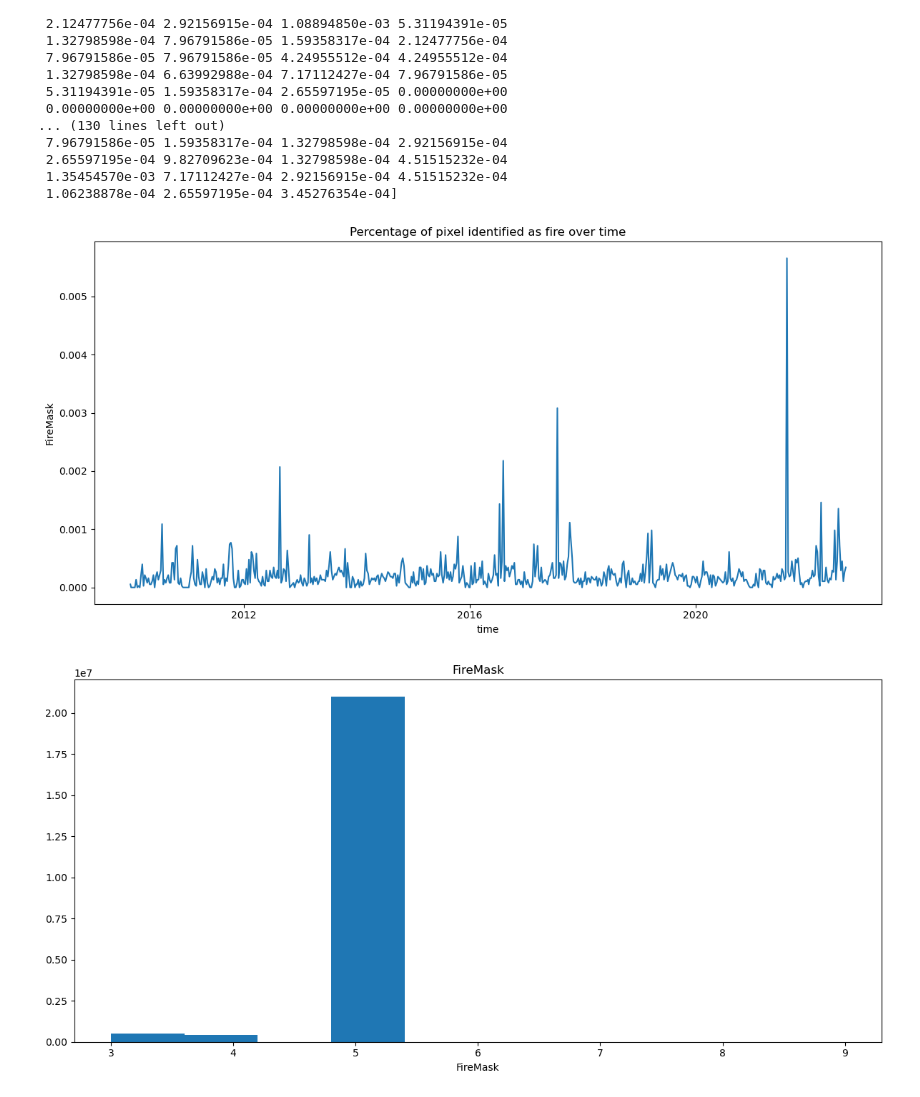
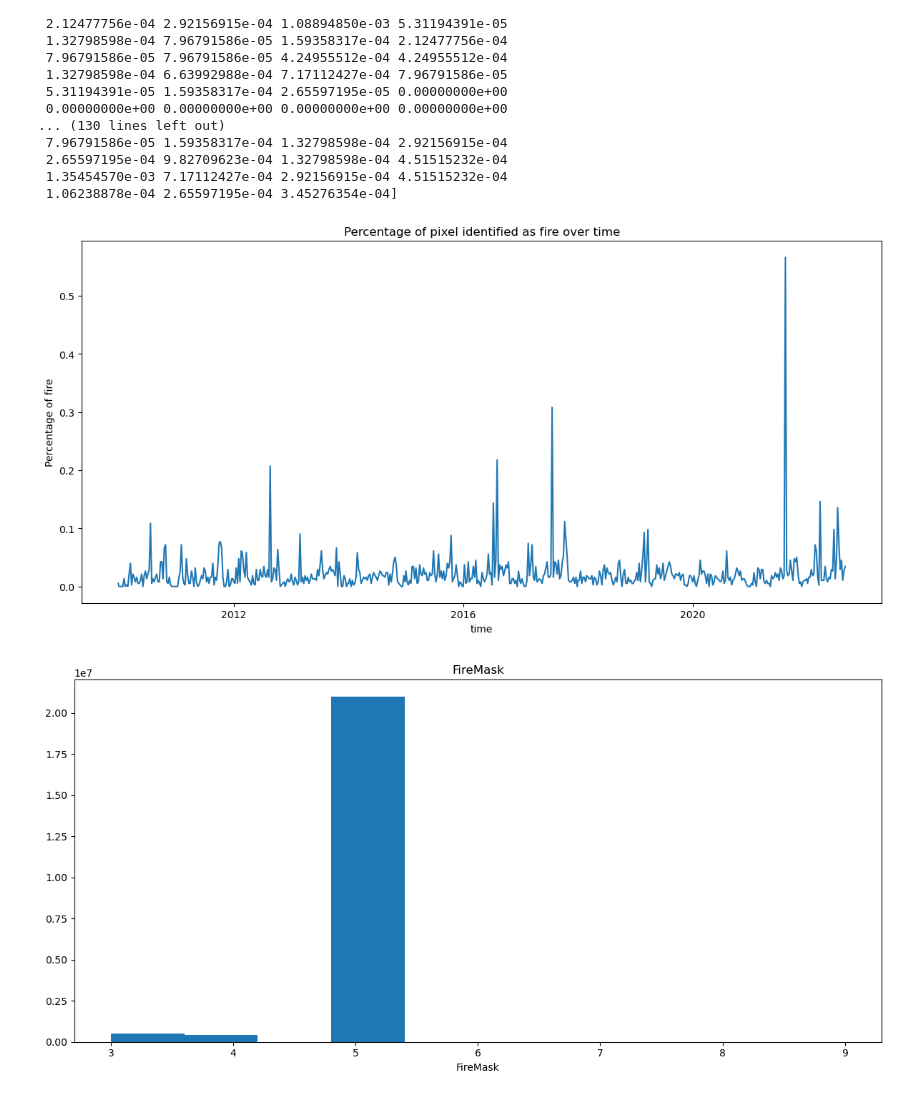
Before and after one commit to Sliders122/wildfire, a Jupyter notebook: src/Inspect_raw_data.ipynb, the cells around one changed output. Drawn from its saved outputs; the diff is of its cells as text; code cells hidden in the pictures.

```diff
--- a/src/Inspect_raw_data.ipynb
+++ b/src/Inspect_raw_data.ipynb
@@ -604,0 +629,14 @@ plt.show()
+# %%
+#PLot the variables at a specific time
+plt.rcParams["figure.figsize"] = [12, 6]
+plt.rcParams["figure.autolayout"] = True
+
+plt.subplot(2,2,1)
+lst_day['LST_Day_1km'][150].plot()
+plt.title("LST_Day_1km")
+
+plt.subplot(2,2,2)
+lst_night['LST_Night_1km'][150].plot()
+plt.title("LST_Night_1km")
+#plt.savefig("lst.png")
+plt.show()
@@ -681,0 +799,21 @@ Attributes:
+# %%
+# Plot the count of the variables within a specific time range
+plt.rcParams["figure.figsize"] = [12, 6]
+plt.rcParams["figure.autolayout"] = True
+
+active_fire['Burn_Date'].sel(time=slice('2016-01-01','2018-12-31')).count(dim=['ydim','xdim']).plot()
+plt.title("Burn_Date")
+# Rename the x and y axis
+plt.xlabel("Time")
+plt.ylabel("Pixel count")
+# Adding month and year to the x axis
+plt.gca().xaxis.set_major_formatter(mdates.DateFormatter('%m-%Y'))
+plt.gca().xaxis.set_major_locator(mdates.MonthLocator(interval=2))
+# Rotate the x axis labels
+plt.xticks(rotation=45)
+# Adding a cursor to the plot
+
+cursor = Cursor(plt.gca(), useblit=True, color='red', linewidth=1)
+
+plt.show()
+plt.savefig("Burn_Date_plot.png")
@@ -789,15 +930,19 @@ print(count_fire.values/count_all)
 # %%
 # Plot the percentage of fire
 plt.rcParams["figure.figsize"] = [12, 6]
 plt.rcParams["figure.autolayout"] = True
 
 plt.subplot(1,1,1)
-(burn_mask['FireMask'].where(burn_mask['FireMask']>=7).count(dim=['ydim','xdim'])/burn_mask['FireMask'].count(dim=['ydim','xdim'])).plot()
+(burn_mask['FireMask'].where(burn_mask['FireMask']>=7).count(dim=['ydim','xdim'])*100/burn_mask['FireMask'].count(dim=['ydim','xdim'])).plot()
 plt.title("Percentage of pixel identified as fire over time")
+#rename the y axis
+plt.gca().set_ylabel('Percentage of fire')
 
+
+plt.savefig("percentage_fire.png")
 plt.show()
 # %% [output]
-[figure, old version]
+[figure, new version]
 # %%
 # Plot the variable FireMask
 plt.rcParams["figure.figsize"] = [12, 6]
```
Also changed, not shown: parts of 9 cells of this notebook.
